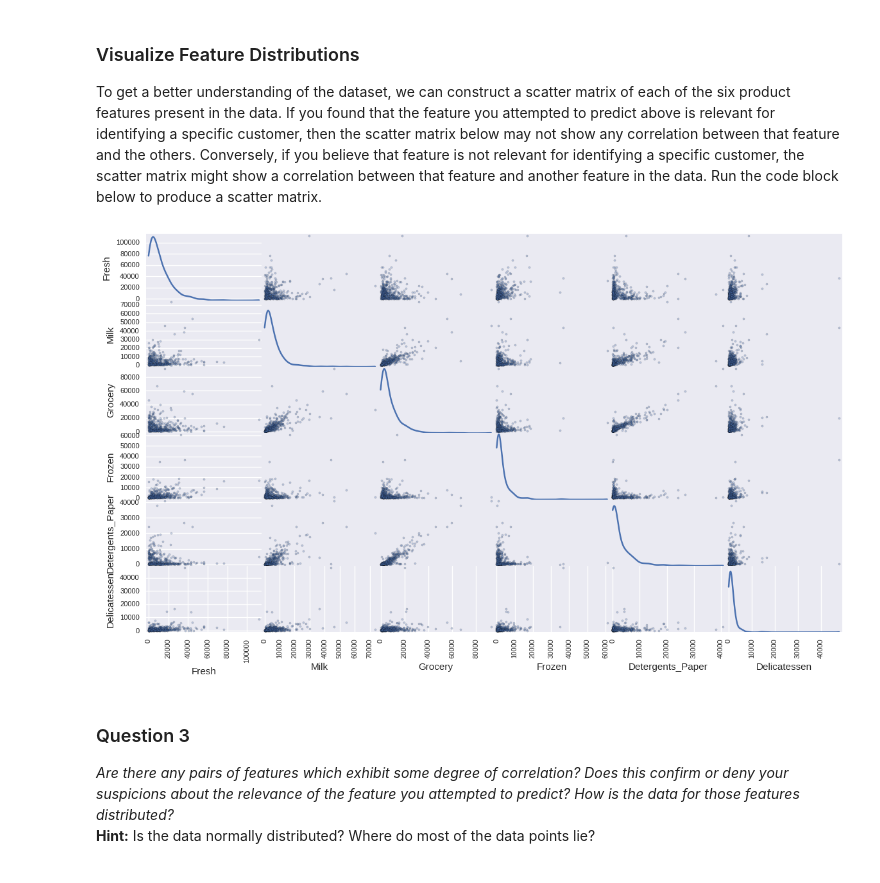
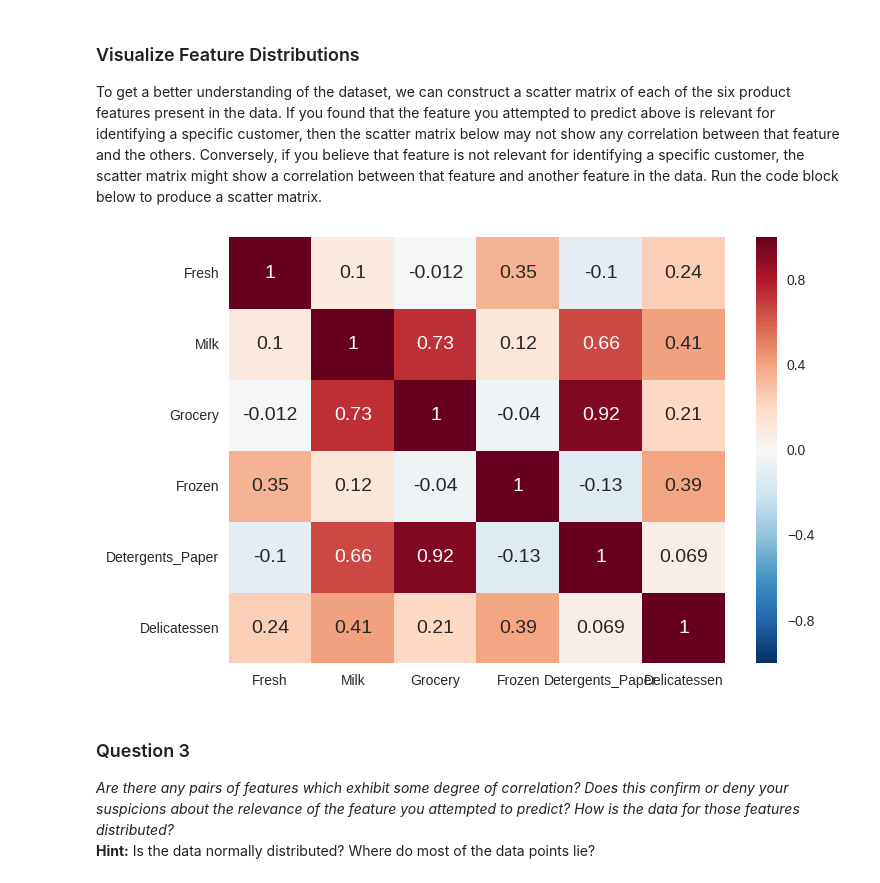
Before and after one commit to guilines/MachineLearningProjects, a Jupyter notebook: customer_segments/customer_segments.ipynb, the cells around one changed output. Saved outputs shown, nothing was run; the diff lists cells and outputs as text; code cells hidden in the pictures.

```diff
--- a/customer_segments/customer_segments.ipynb
+++ b/customer_segments/customer_segments.ipynb
@@ -143,9 +143,10 @@ Milk,Grocery and Detergents_Paper were the features with the higher R^2 score, m
 To get a better understanding of the dataset, we can construct a scatter matrix of each of the six product features present in the data. If you found that the feature you attempted to predict above is relevant for identifying a specific customer, then the scatter matrix below may not show any correlation between that feature and the others. Conversely, if you believe that feature is not relevant for identifying a specific customer, the scatter matrix might show a correlation between that feature and another feature in the data. Run the code block below to produce a scatter matrix.
 # %%
 # Produce a scatter matrix for each pair of features in the data
-pd.scatter_matrix(data, alpha = 0.3, figsize = (14,8), diagonal = 'kde');
+#pd.scatter_matrix(data, alpha = 0.3, figsize = (14,8), diagonal = 'kde');
+sns.heatmap(data.corr(), annot=True, annot_kws={'fontsize': 14});
 # %% [output]
-[figure, old version]
+[figure, new version]
 # %% [markdown]
 ### Question 3
 *Are there any pairs of features which exhibit some degree of correlation? Does this confirm or deny your suspicions about the relevance of the feature you attempted to predict? How is the data for those features distributed?*
```
Also changed, not shown: parts of 6 cells of this notebook, 1 other file.
